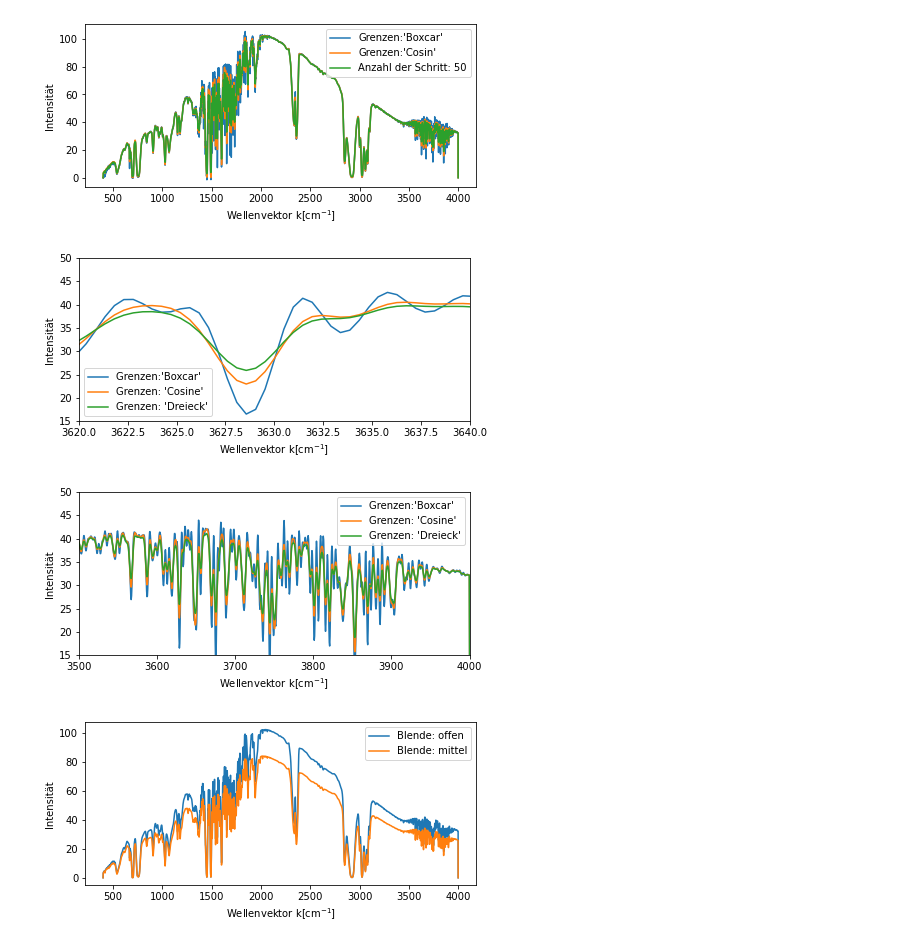
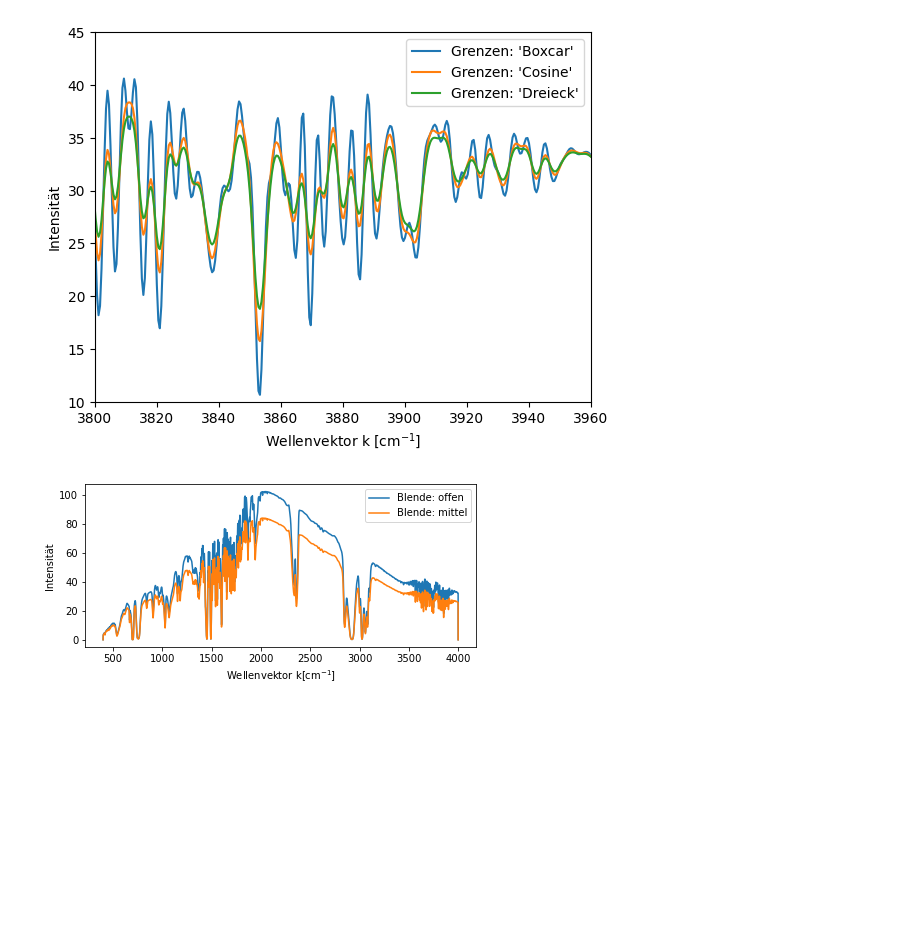
Before and after one commit to iLoveeMilkaa/M1-Lab, a Jupyter notebook: Aufgabe 1.ipynb, the cells around one changed output. Cells and saved outputs as stored; diff of their text form; code cells hidden in the pictures; blank space fills up the shorter version.

```diff
--- a/Aufgabe 1.ipynb
+++ b/Aufgabe 1.ipynb
@@ -80,40 +101,37 @@ plt.savefig("plots/Schrit 50 Zoom.pdf")
 # %%
 #Schritt änderungen
-plt.figure(figsize = [7,3])
-plt.plot(A4_S10_V4_Apm_Boxcar[:,0],A4_S10_V4_Apm_Boxcar[:,1],label="Grenzen:'Boxcar'")
-plt.plot(A4_S10_V4_Apm_cosine[:,0],A4_S10_V4_Apm_cosine[:,1],label="Grenzen:'Cosin'")
-plt.plot(A4_S10_V4_Apm_dreieck[:,0],A4_S10_V4_Apm_dreieck[:,1],label="Anzahl der Schritt: 50")
-plt.legend(loc = "upper right")
-plt.ylabel("Intensität")
-plt.xlabel(r"Wellenvektor k$[\mathrm{cm}^{-1}]$")
-plt.savefig("plots/grenzen.pdf")
+# plt.figure(figsize = [7,3])
+# plt.plot(A4_S10_V4_Apm_Boxcar[:,0],A4_S10_V4_Apm_Boxcar[:,1],label="Grenzen:'Boxcar'")
+# plt.plot(A4_S10_V4_Apm_cosine[:,0],A4_S10_V4_Apm_cosine[:,1],label="Grenzen:'Cosin'")
+# plt.plot(A4_S10_V4_Apm_dreieck[:,0],A4_S10_V4_Apm_dreieck[:,1],label="Anzahl der Schritt: 50")
+# plt.legend(loc = "upper right")
+# plt.ylabel("Intensität")
+# plt.xlabel(r"Wellenvektor k$[\mathrm{cm}^{-1}]$")
+# plt.savefig("plots/grenzen.pdf")
 
 
+# plt.figure(figsize = [7,3])
+# plt.xlim((3620,3640))
+# plt.ylim((15,50))
+# plt.plot(A4_S10_V4_Apm_Boxcar[:,0],A4_S10_V4_Apm_Boxcar[:,1],label="Grenzen:'Boxcar' ")
+# plt.plot(A4_S10_V4_Apm_cosine[:,0],A4_S10_V4_Apm_cosine[:,1],label="Grenzen: 'Cosine'")
+# plt.plot(A4_S10_V4_Apm_dreieck[:,0],A4_S10_V4_Apm_dreieck[:,1],label="Grenzen: 'Dreieck'")
+# plt.legend(loc = "best")
+# plt.ylabel("Intensität")
+# plt.xlabel(r"Wellenvektor k$[\mathrm{cm}^{-1}]$")
+# plt.savefig("plots/grenzen zoom.pdf")
 
-plt.figure(figsize = [7,3])
-plt.xlim((3620,3640))
-plt.ylim((15,50))
-plt.plot(A4_S10_V4_Apm_Boxcar[:,0],A4_S10_V4_Apm_Boxcar[:,1],label="Grenzen:'Boxcar' ")
+
+#plt.figure(figsize = [7,3])
+plt.xlim((3800,3960))
+plt.ylim((10,45))
+plt.plot(A4_S10_V4_Apm_Boxcar[:,0],A4_S10_V4_Apm_Boxcar[:,1],label="Grenzen: 'Boxcar' ")
 plt.plot(A4_S10_V4_Apm_cosine[:,0],A4_S10_V4_Apm_cosine[:,1],label="Grenzen: 'Cosine'")
 plt.plot(A4_S10_V4_Apm_dreieck[:,0],A4_S10_V4_Apm_dreieck[:,1],label="Grenzen: 'Dreieck'")
 plt.legend(loc = "best")
 plt.ylabel("Intensität")
-plt.xlabel(r"Wellenvektor k$[\mathrm{cm}^{-1}]$")
-plt.savefig("plots/grenzen zoom.pdf")
-
-
-plt.figure(figsize = [7,3])
-plt.xlim((3500,4000))
-plt.ylim((15,50))
-plt.plot(A4_S10_V4_Apm_Boxcar[:,0],A4_S10_V4_Apm_Boxcar[:,1],label="Grenzen:'Boxcar' ")
-plt.plot(A4_S10_V4_Apm_cosine[:,0],A4_S10_V4_Apm_cosine[:,1],label="Grenzen: 'Cosine'")
-plt.plot(A4_S10_V4_Apm_dreieck[:,0],A4_S10_V4_Apm_dreieck[:,1],label="Grenzen: 'Dreieck'")
-plt.legend(loc = "best")
-plt.ylabel("Intensität")
-plt.xlabel(r"Wellenvektor k$[\mathrm{cm}^{-1}]$")
-plt.savefig("plots/grenzen zoom rand.pdf")
+plt.xlabel(r"Wellenvektor k $[\mathrm{cm}^{-1}]$")
+plt.savefig("newplots/cutfuctionvgl.pdf")
 # %% [output]
-[figure, old version]
+[figure, new version]
-[figure, removed]
-[figure, removed]
 # %%
```
Also changed, not shown: parts of 9 cells of this notebook, 18 other files.
